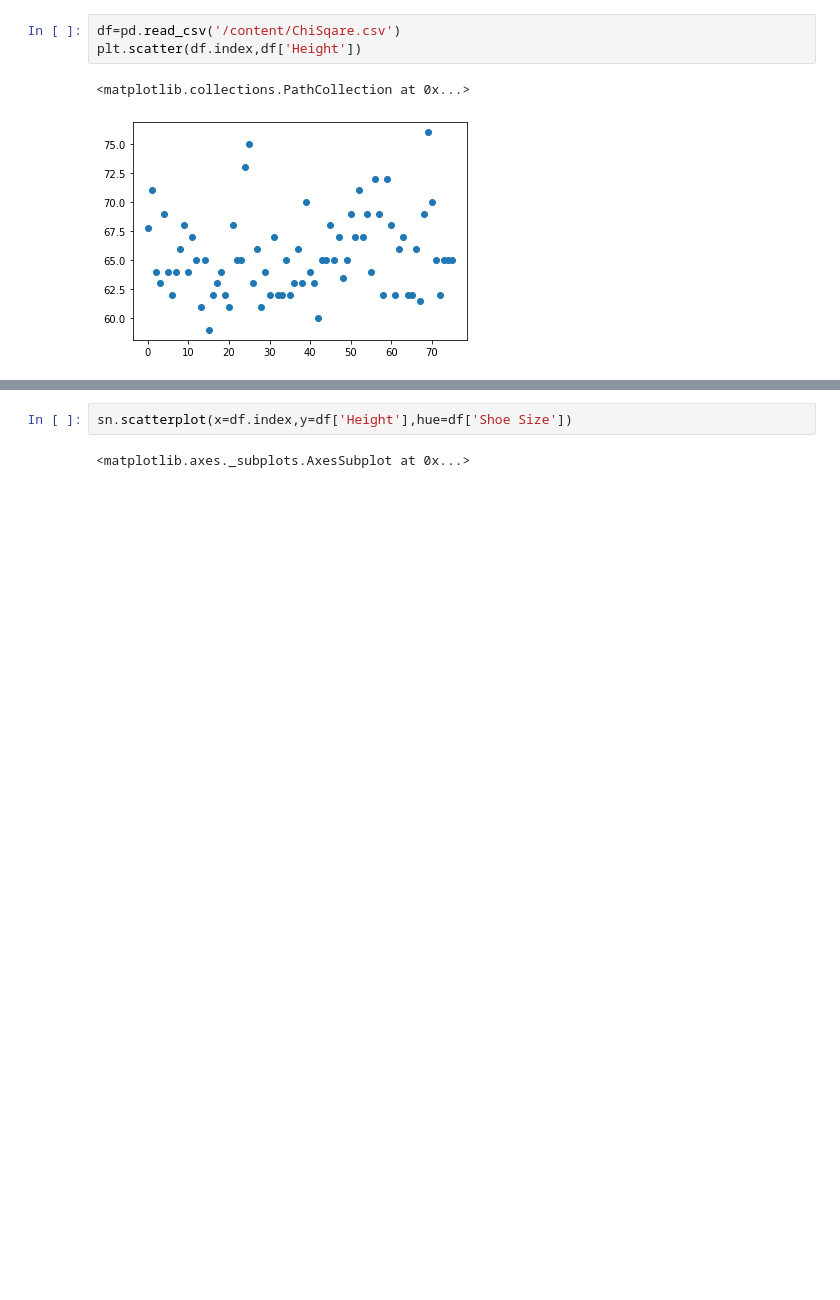
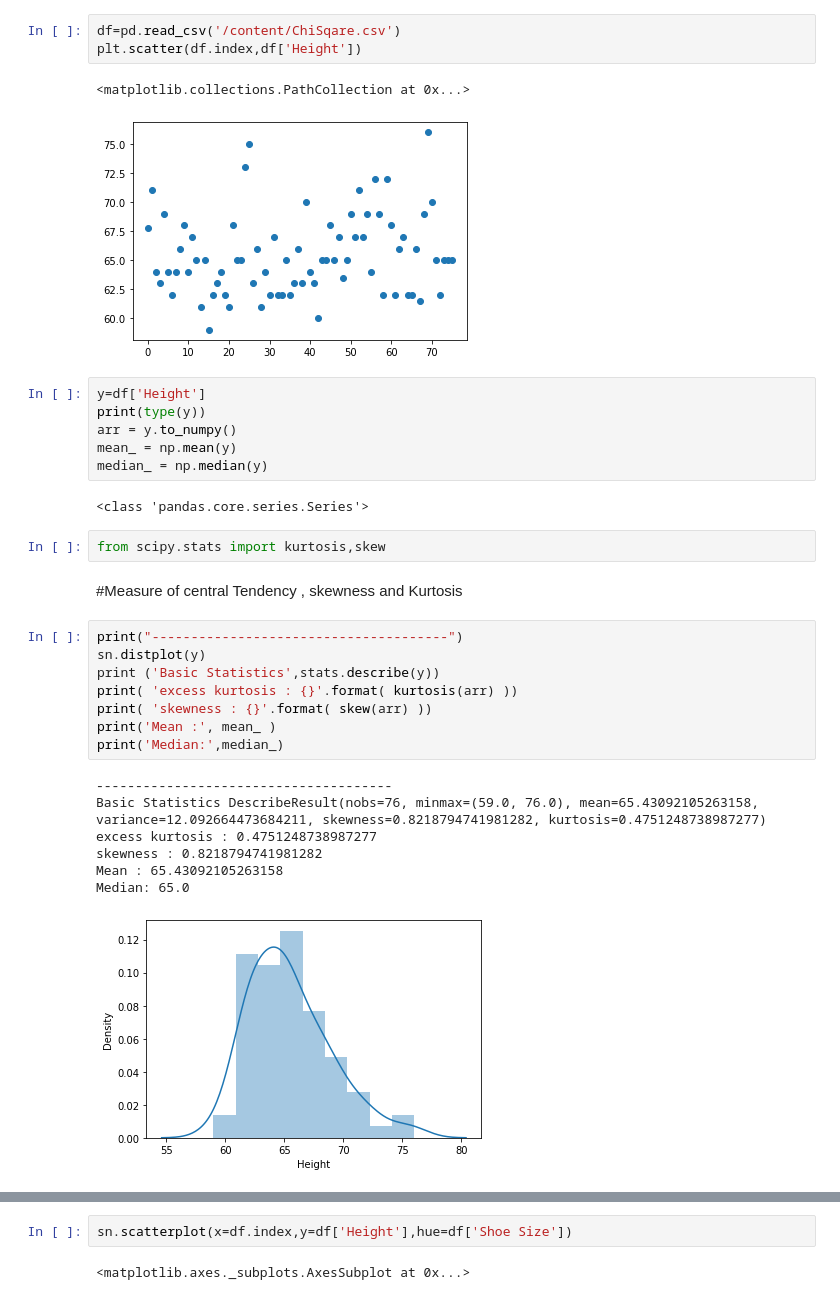
Before and after one commit to kshitizkool/Data-Analytics-Assignments, a Jupyter notebook: DA_As2.ipynb, the cells around one changed output, grey strips where cells are left out. Cells and saved outputs as stored; diff of their text form; blank space fills up the shorter version.

```diff
--- a/DA_As2.ipynb
+++ b/DA_As2.ipynb
@@ -17,3 +19,31 @@ plt.scatter(df.index,df['Height'])
 # %% [output]
 <matplotlib.collections.PathCollection at 0x...>
 [figure]
+# %%
+y=df['Height']
+print(type(y))
+arr = y.to_numpy()
+mean_ = np.mean(y)
+median_ = np.median(y)
+# %% [output]
+<class 'pandas.core.series.Series'>
+# %%
+from scipy.stats import kurtosis,skew
+# %% [markdown]
+#Measure of central Tendency , skewness and Kurtosis
+# %%
+print("--------------------------------------")
+sn.distplot(y)
+print ('Basic Statistics',stats.describe(y))
+print( 'excess kurtosis : {}'.format( kurtosis(arr) ))
+print( 'skewness : {}'.format( skew(arr) ))
+print('Mean :', mean_ )
+print('Median:',median_)
+# %% [output]
+--------------------------------------
+Basic Statistics DescribeResult(nobs=76, minmax=(59.0, 76.0), mean=65.43092105263158, variance=12.092664473684211, skewness=0.8218794741981282, kurtosis=0.4751248738987277)
+excess kurtosis : 0.4751248738987277
+skewness : 0.8218794741981282
+Mean : 65.43092105263158
+Median: 65.0
+[figure, added]
```
Also changed, not shown: parts of 9 cells of this notebook.
